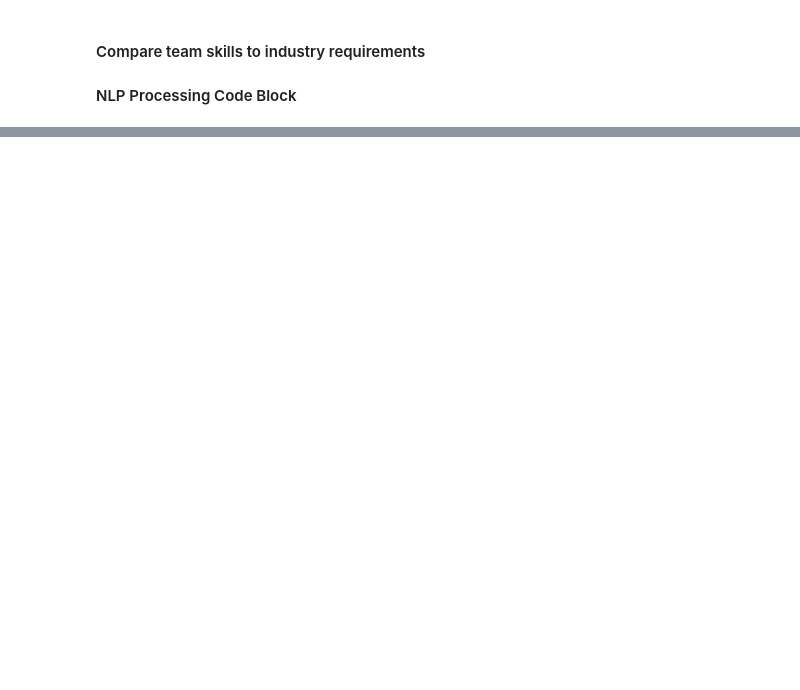
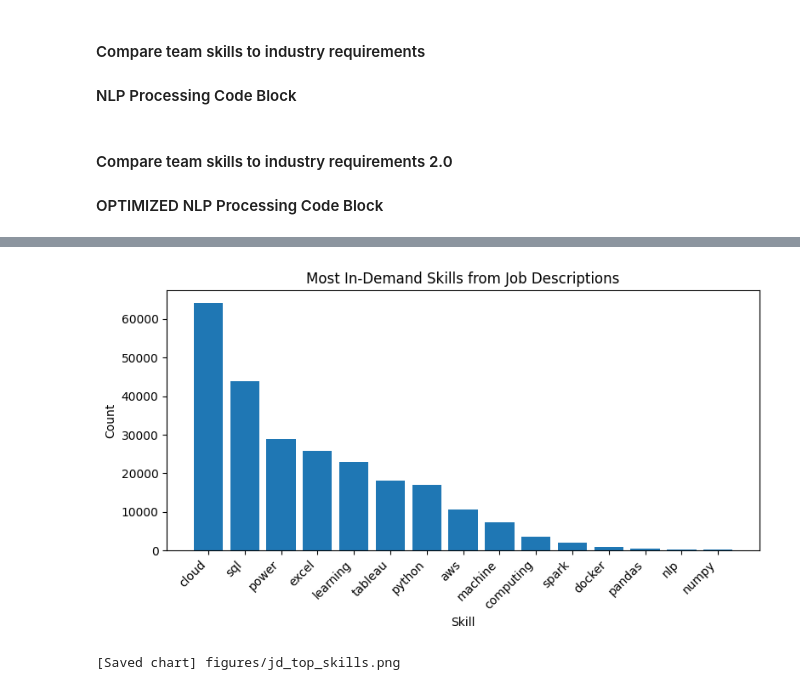
Before and after one commit to leoliu36/ad688-employability-sp25A1-group7, a Jupyter notebook: data_analysis.ipynb, the cells around one changed output, grey strips where cells are left out. Cells and saved outputs as stored; diff of their text form; code cells hidden in the pictures; blank space fills up the shorter version.

Commit message:
Update data_analysis.ipynb with JD skill extraction optimized and 3.1.3 improvement plan

```diff
--- a/data_analysis.ipynb
+++ b/data_analysis.ipynb
@@ -343,3 +437,78 @@ skills_filtered = {
 print("Top data analytics skills from job description")
 for skill, count in skills_filtered.items():
   print(f"{skill}:{count}")
+# %% [markdown]
+#### Compare team skills to industry requirements 2.0
+#### OPTIMIZED NLP Processing Code Block
+# %%
+## Extract most in-demand skills from JD (optimized)
+
+import re
+import unicodedata
+from collections import Counter
+
+# Import stopwords (Angelina note: switched from NLTK to sklearn's built-in stopwords,
+# which avoids downloads and runs faster)
+try:
+    from sklearn.feature_extraction.text import ENGLISH_STOP_WORDS
+    stop_words = set(ENGLISH_STOP_WORDS)
+except Exception:
+    # Minimal fallback if sklearn is missing
+    stop_words = {
+        "a","an","and","are","as","at","be","by","for","from","has","he","in","is","it",
+        "its","of","on","that","the","to","was","were","will","with"
+    }
+
+# Helper function to normalize text
+# (Angelina note: ensures Unicode normalized, casefolded, and whitespace trimmed)
+def nfc_casefold_trim(s: str) -> str:
+    s = unicodedata.normalize("NFC", str(s)).casefold()
+    return re.sub(r"\s+", " ", s).strip()
+
+# Compile regex once (Angelina note: faster than re-compiling each loop)
+word_re = re.compile(r"[a-z]+")
+
+# Pull description from job postings and count words (streaming, no giant string build)
+print("Scanning job descriptions and counting tokens (streaming)...")
+words_count = Counter()
+
+for txt in df["BODY"].dropna().astype(str):
+    t = nfc_casefold_trim(txt)
+    words_count.update(w for w in word_re.findall(t) if w not in stop_words)
+
+# Define a list of skills
+skills_list = {
+    "python", "sql", "aws", "docker", "tableau", "excel",
+    "pandas", "numpy", "spark", "machine", "learning",
+    "nlp", "cloud", "computing", "power"
+}
+
+# Extract only the predefined skills that appear in job postings
+skills_filtered = {s: words_count[s] for s in skills_list if words_count.get(s, 0) > 0}
+
+# Print results, sorted by most frequent
+print("Top data analytics skills from job descriptions")
+for skill, count in sorted(skills_filtered.items(), key=lambda kv: (-kv[1], kv[0])):
+    print(f"{skill}:{count}")
+
+
+    # --------- added simple bar chart ---------
+if skills_filtered:
+    os.makedirs("figures", exist_ok=True)
+    items = sorted(skills_filtered.items(), key=lambda kv: kv[1], reverse=True)
+    labels = [k for k, _ in items]
+    values = [v for _, v in items]
+
+    plt.figure(figsize=(8, 4.5))
+    plt.bar(labels, values)
+    plt.title("Most In-Demand Skills from Job Descriptions")
+    plt.xlabel("Skill")
+    plt.ylabel("Count")
+    plt.xticks(rotation=45, ha="right")
+    plt.tight_layout()
+
+    out_path = "figures/jd_top_skills.png"
+    plt.savefig(out_path, dpi=150)
+    plt.show()
+    print(f"[Saved chart] {out_path}")
+# %% [output]
@@ -345,0 +532,2 @@ for skill, count in skills_filtered.items():
+[figure, added]
+[Saved chart] figures/jd_top_skills.png
```
Also changed, not shown: parts of 9 cells of this notebook.
